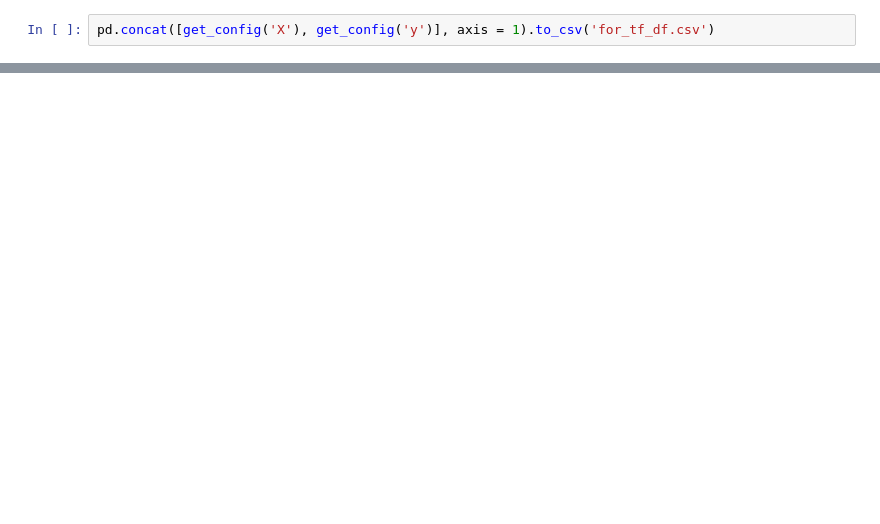
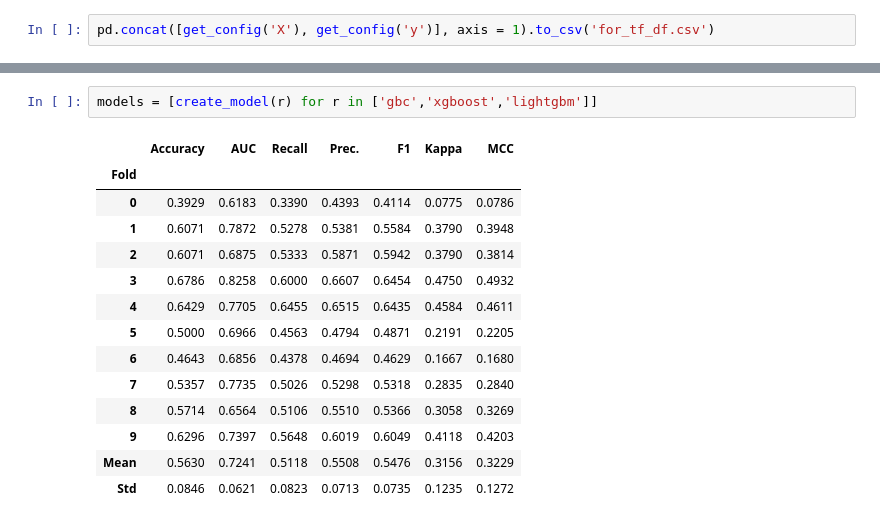
Before and after one commit to ido-tzhori/halftime, a Jupyter notebook: pycaret_profit_tester_eng.ipynb, the cells around one changed output, grey strips where cells are left out. Cells and saved outputs as stored; diff of their text form; blank space fills up the shorter version.

```diff
--- a/pycaret_profit_tester_eng.ipynb
+++ b/pycaret_profit_tester_eng.ipynb
@@ -114,0 +106,17 @@ interactive(children=(ToggleButtons(description='Plot Type:', icons=('',), optio
+# %%
+models = [create_model(r) for r in ['gbc','xgboost','lightgbm']]
+# %% [output]
+|  | Accuracy | AUC | Recall | Prec. | F1 | Kappa | MCC |
+| Fold |  |  |  |  |  |  |  |
+| 0 | 0.3929 | 0.6183 | 0.3390 | 0.4393 | 0.4114 | 0.0775 | 0.0786 |
+| 1 | 0.6071 | 0.7872 | 0.5278 | 0.5381 | 0.5584 | 0.3790 | 0.3948 |
+| 2 | 0.6071 | 0.6875 | 0.5333 | 0.5871 | 0.5942 | 0.3790 | 0.3814 |
+| 3 | 0.6786 | 0.8258 | 0.6000 | 0.6607 | 0.6454 | 0.4750 | 0.4932 |
+| 4 | 0.6429 | 0.7705 | 0.6455 | 0.6515 | 0.6435 | 0.4584 | 0.4611 |
+| 5 | 0.5000 | 0.6966 | 0.4563 | 0.4794 | 0.4871 | 0.2191 | 0.2205 |
+| 6 | 0.4643 | 0.6856 | 0.4378 | 0.4694 | 0.4629 | 0.1667 | 0.1680 |
+| 7 | 0.5357 | 0.7735 | 0.5026 | 0.5298 | 0.5318 | 0.2835 | 0.2840 |
+| 8 | 0.5714 | 0.6564 | 0.5106 | 0.5510 | 0.5366 | 0.3058 | 0.3269 |
+| 9 | 0.6296 | 0.7397 | 0.5648 | 0.6019 | 0.6049 | 0.4118 | 0.4203 |
+| Mean | 0.5630 | 0.7241 | 0.5118 | 0.5508 | 0.5476 | 0.3156 | 0.3229 |
+| Std | 0.0846 | 0.0621 | 0.0823 | 0.0713 | 0.0735 | 0.1235 | 0.1272 |
```
Also changed, not shown: parts of 28 cells of this notebook, 2 other files.
